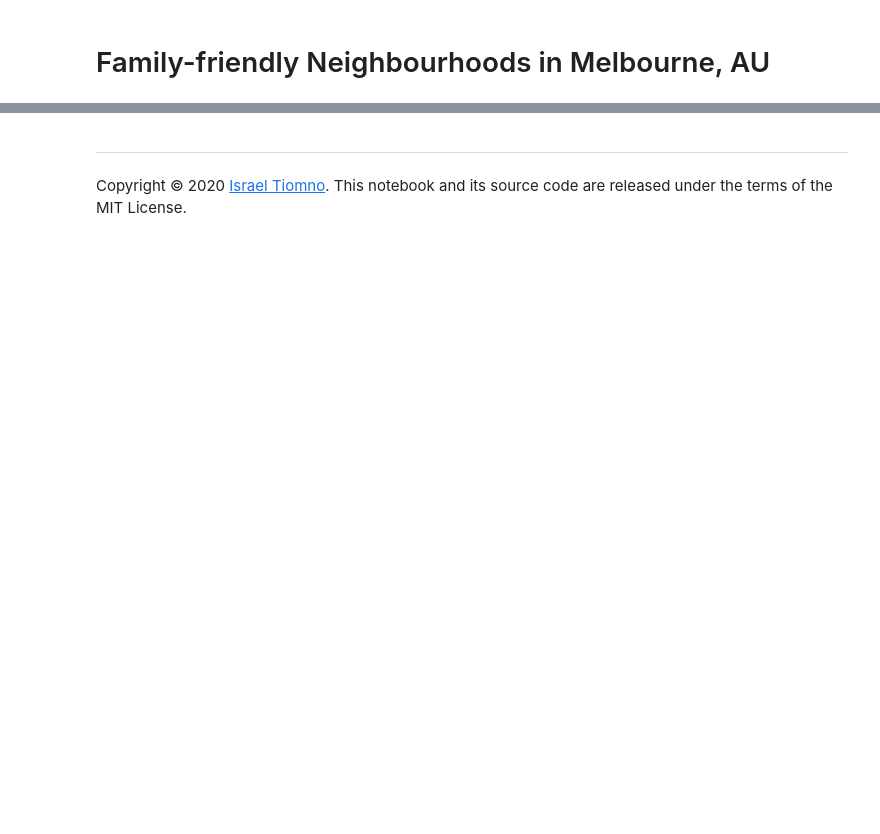
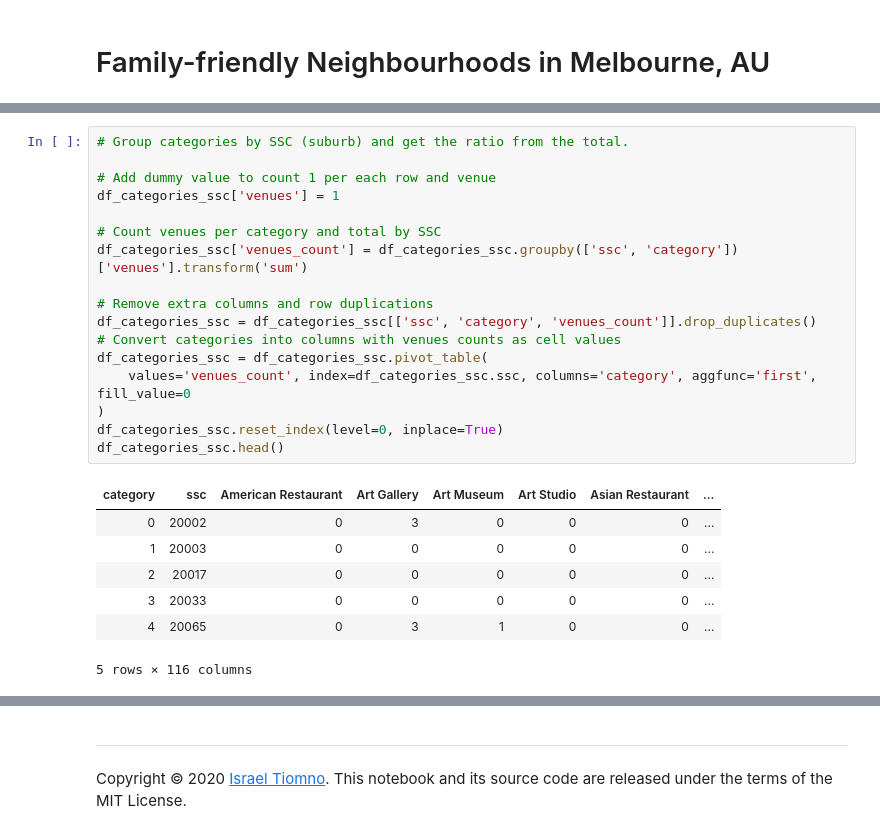
Before and after one commit to tiomno/Coursera_Capstone, a Jupyter notebook: Family-Friendly-Neighbourhoods-Melbourne.ipynb, the cells around one changed output, grey strips where cells are left out. Drawn from its saved outputs; the diff is of its cells as text; blank space fills up the shorter version.

```diff
--- a/Family-Friendly-Neighbourhoods-Melbourne.ipynb
+++ b/Family-Friendly-Neighbourhoods-Melbourne.ipynb
@@ -49,0 +268,25 @@ At this point, we will know how many venues per category every suburb of Melbour
+# %%
+# Group categories by SSC (suburb) and get the ratio from the total.
+
+# Add dummy value to count 1 per each row and venue
+df_categories_ssc['venues'] = 1
+
+# Count venues per category and total by SSC
+df_categories_ssc['venues_count'] = df_categories_ssc.groupby(['ssc', 'category'])['venues'].transform('sum')
+
+# Remove extra columns and row duplications
+df_categories_ssc = df_categories_ssc[['ssc', 'category', 'venues_count']].drop_duplicates()
+# Convert categories into columns with venues counts as cell values
+df_categories_ssc = df_categories_ssc.pivot_table(
+    values='venues_count', index=df_categories_ssc.ssc, columns='category', aggfunc='first', fill_value=0
+)
+df_categories_ssc.reset_index(level=0, inplace=True)
+df_categories_ssc.head()
+# %% [output]
+| category | ssc | American Restaurant | Art Gallery | Art Museum | Art Studio | Asian Restaurant | ... |
+| 0 | 20002 | 0 | 3 | 0 | 0 | 0 | ... |
+| 1 | 20003 | 0 | 0 | 0 | 0 | 0 | ... |
+| 2 | 20017 | 0 | 0 | 0 | 0 | 0 | ... |
+| 3 | 20033 | 0 | 0 | 0 | 0 | 0 | ... |
+| 4 | 20065 | 0 | 3 | 1 | 0 | 0 | ... |
+5 rows × 116 columns
```
Also changed, not shown: parts of 43 cells of this notebook.
